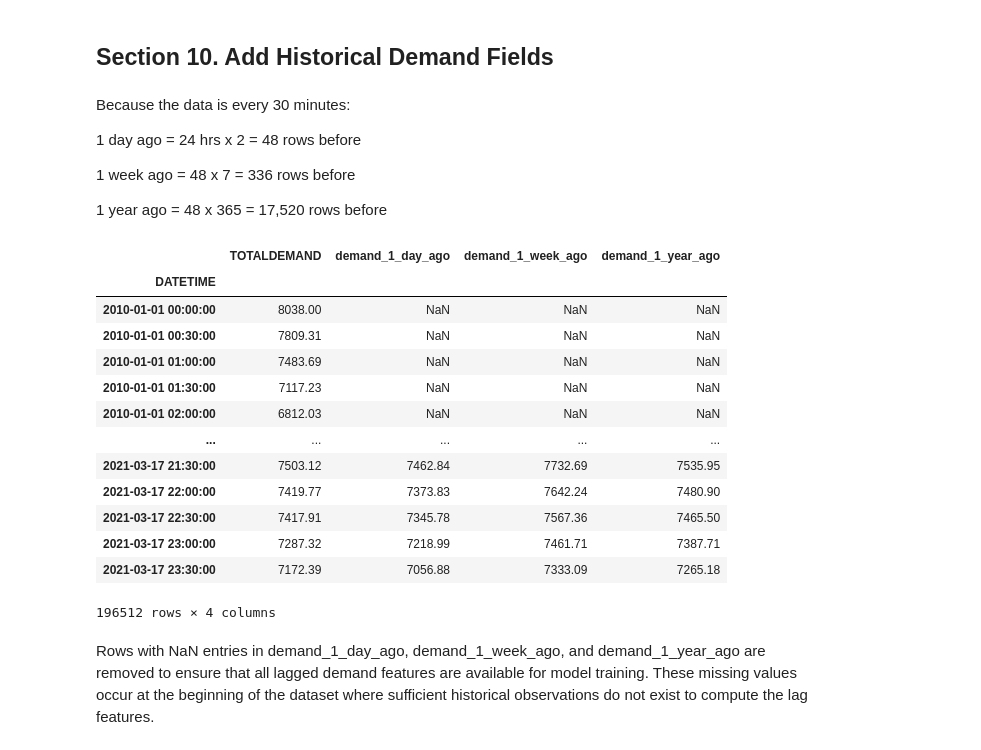
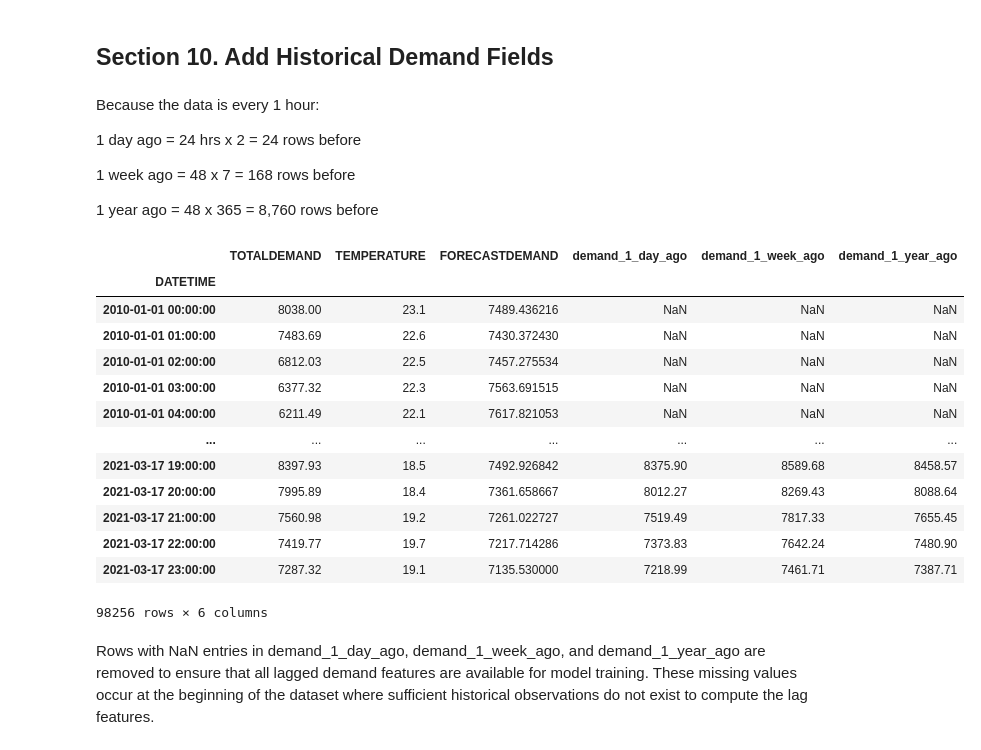
Before and after one commit to laukamkit/capstone_project_GroupA, a Jupyter notebook: src/Data_Preprocessing.ipynb, the cells around one changed output. Cells and saved outputs as stored; diff of their text form; code cells hidden in the pictures.

```diff
--- a/src/Data_Preprocessing.ipynb
+++ b/src/Data_Preprocessing.ipynb
@@ -59,7 +54,7 @@ Convert "LASTCHANGED" in table df_forecast to datetime and round it so it can al
 df_demand["DATETIME"] = pd.to_datetime(df_demand["DATETIME"], dayfirst=True)
 df_temp["DATETIME"] = pd.to_datetime(df_temp["DATETIME"], dayfirst=True)
 df_forecast["LASTCHANGED"] = pd.to_datetime(df_forecast["LASTCHANGED"])
-df_forecast["DATETIME_ROUND"] = df_forecast["LASTCHANGED"].dt.round("30min")
+df_forecast["DATETIME_ROUND"] = df_forecast["LASTCHANGED"].dt.floor("1h")
 print(df_demand.dtypes)
 print(df_temp.dtypes)
 print(df_forecast.dtypes)
@@ -108,16 +103,16 @@ print(df_forecast.head())
 
 There may be multiple forecast rows within the same rounded timestamp, so aggregate them using mean.
 # %%
-df_forecast_30min = (
+df_forecast_1hr = (
     df_forecast
     .groupby("DATETIME_ROUND")["FORECASTDEMAND"]
     .mean()
     .reset_index()
 )
-df_forecast_30min = df_forecast_30min.rename(
+df_forecast_1hr = df_forecast_1hr.rename(
     columns={"DATETIME_ROUND":"DATETIME"}
 )
-df_temp_30min = df_temp.groupby("DATETIME")["TEMPERATURE"].mean().reset_index()
+df_temp_1hr = df_temp.groupby("DATETIME")["TEMPERATURE"].mean().reset_index()
 # %% [markdown]
 ## Section 5. Merge the Three Datasets
 
@@ -125,8 +120,8 @@ Merge using DATETIME as the key.
 # %%
 df_merged = (
     df_demand
-    .merge(df_temp_30min, on="DATETIME", how="inner")
-    .merge(df_forecast_30min, on="DATETIME", how="inner")
+    .merge(df_temp_1hr, on="DATETIME", how="inner")
+    .merge(df_forecast_1hr, on="DATETIME", how="inner")
 )
 df_merged.head()
 # %% [output]
@@ -240,10 +231,10 @@ DATETIME
 Name: count, dtype: int64
 # %%
-# Create full 30-minute time index
+# Create full 1-hr time index
 full_index = pd.date_range(
     start=df_merged.index.min(),
     end=df_merged.index.max(),
-    freq="30min"
+    freq="1h"
 )
 
 # Reindex to full timeline
@@ -273,38 +264,33 @@ dtype: int64
 # %% [markdown]
 ## Section 10. Add Historical Demand Fields
 # %% [markdown]
-Because the data is every 30 minutes:
+Because the data is every 1 hour:
 
-1 day ago = 24 hrs x 2 = 48 rows before
+1 day ago = 24 hrs x 2 = 24 rows before
 
-1 week ago = 48 x 7 = 336 rows before
+1 week ago = 48 x 7 = 168 rows before
 
-1 year ago = 48 x 365 = 17,520 rows before
+1 year ago = 48 x 365 = 8,760 rows before
 # %%
-df_merged["demand_1_day_ago"] = df_merged["TOTALDEMAND"].shift(48)
-df_merged["demand_1_week_ago"] = df_merged["TOTALDEMAND"].shift(336)
-df_merged["demand_1_year_ago"] = df_merged["TOTALDEMAND"].shift(17520)
-df_merged[[
-    "TOTALDEMAND",
-    "demand_1_day_ago",
-    "demand_1_week_ago",
-    "demand_1_year_ago"
-]].head(1000000)
+df_merged["demand_1_day_ago"] = df_merged["TOTALDEMAND"].shift(24)
+df_merged["demand_1_week_ago"] = df_merged["TOTALDEMAND"].shift(168)
+df_merged["demand_1_year_ago"] = df_merged["TOTALDEMAND"].shift(8760)
+df_merged.head(1000000)
 # %% [output]
-|  | TOTALDEMAND | demand_1_day_ago | demand_1_week_ago | demand_1_year_ago |
-| DATETIME |  |  |  |  |
-| 2010-01-01 00:00:00 | 8038.00 | NaN | NaN | NaN |
-| 2010-01-01 00:30:00 | 7809.31 | NaN | NaN | NaN |
-| 2010-01-01 01:00:00 | 7483.69 | NaN | NaN | NaN |
-| 2010-01-01 01:30:00 | 7117.23 | NaN | NaN | NaN |
-| 2010-01-01 02:00:00 | 6812.03 | NaN | NaN | NaN |
-| ... | ... | ... | ... | ... |
-| 2021-03-17 21:30:00 | 7503.12 | 7462.84 | 7732.69 | 7535.95 |
-| 2021-03-17 22:00:00 | 7419.77 | 7373.83 | 7642.24 | 7480.90 |
-| 2021-03-17 22:30:00 | 7417.91 | 7345.78 | 7567.36 | 7465.50 |
-| 2021-03-17 23:00:00 | 7287.32 | 7218.99 | 7461.71 | 7387.71 |
-| 2021-03-17 23:30:00 | 7172.39 | 7056.88 | 7333.09 | 7265.18 |
+|  | TOTALDEMAND | TEMPERATURE | FORECASTDEMAND | demand_1_day_ago | demand_1_week_ago | demand_1_year_ago |
+| DATETIME |  |  |  |  |  |  |
+| 2010-01-01 00:00:00 | 8038.00 | 23.1 | 7489.436216 | NaN | NaN | NaN |
+| 2010-01-01 01:00:00 | 7483.69 | 22.6 | 7430.372430 | NaN | NaN | NaN |
+| 2010-01-01 02:00:00 | 6812.03 | 22.5 | 7457.275534 | NaN | NaN | NaN |
+| 2010-01-01 03:00:00 | 6377.32 | 22.3 | 7563.691515 | NaN | NaN | NaN |
+| 2010-01-01 04:00:00 | 6211.49 | 22.1 | 7617.821053 | NaN | NaN | NaN |
+| ... | ... | ... | ... | ... | ... | ... |
+| 2021-03-17 19:00:00 | 8397.93 | 18.5 | 7492.926842 | 8375.90 | 8589.68 | 8458.57 |
+| 2021-03-17 20:00:00 | 7995.89 | 18.4 | 7361.658667 | 8012.27 | 8269.43 | 8088.64 |
+| 2021-03-17 21:00:00 | 7560.98 | 19.2 | 7261.022727 | 7519.49 | 7817.33 | 7655.45 |
+| 2021-03-17 22:00:00 | 7419.77 | 19.7 | 7217.714286 | 7373.83 | 7642.24 | 7480.90 |
+| 2021-03-17 23:00:00 | 7287.32 | 19.1 | 7135.530000 | 7218.99 | 7461.71 | 7387.71 |
-196512 rows × 4 columns
+98256 rows × 6 columns
 # %% [markdown]
 Rows with NaN entries in demand_1_day_ago, demand_1_week_ago, and demand_1_year_ago are removed to ensure that all lagged demand features are available for model training. These missing values occur at the beginning of the dataset where sufficient historical observations do not exist to compute the lag features.
 # %%
```
Also changed, not shown: parts of 10 cells of this notebook.
